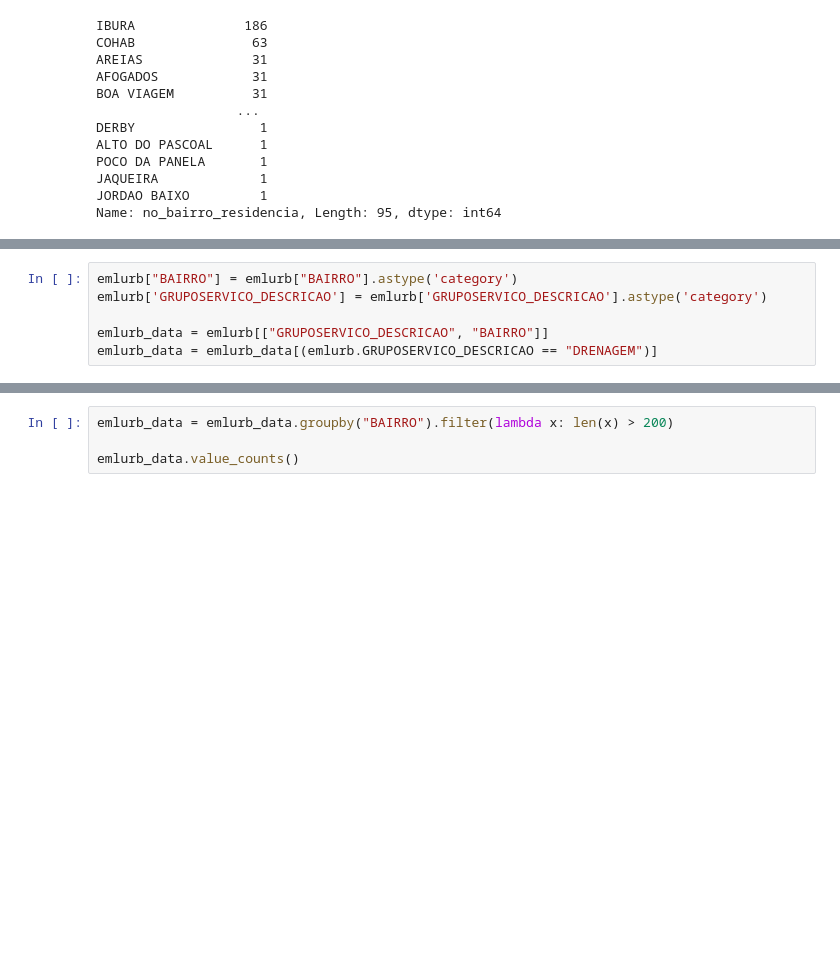
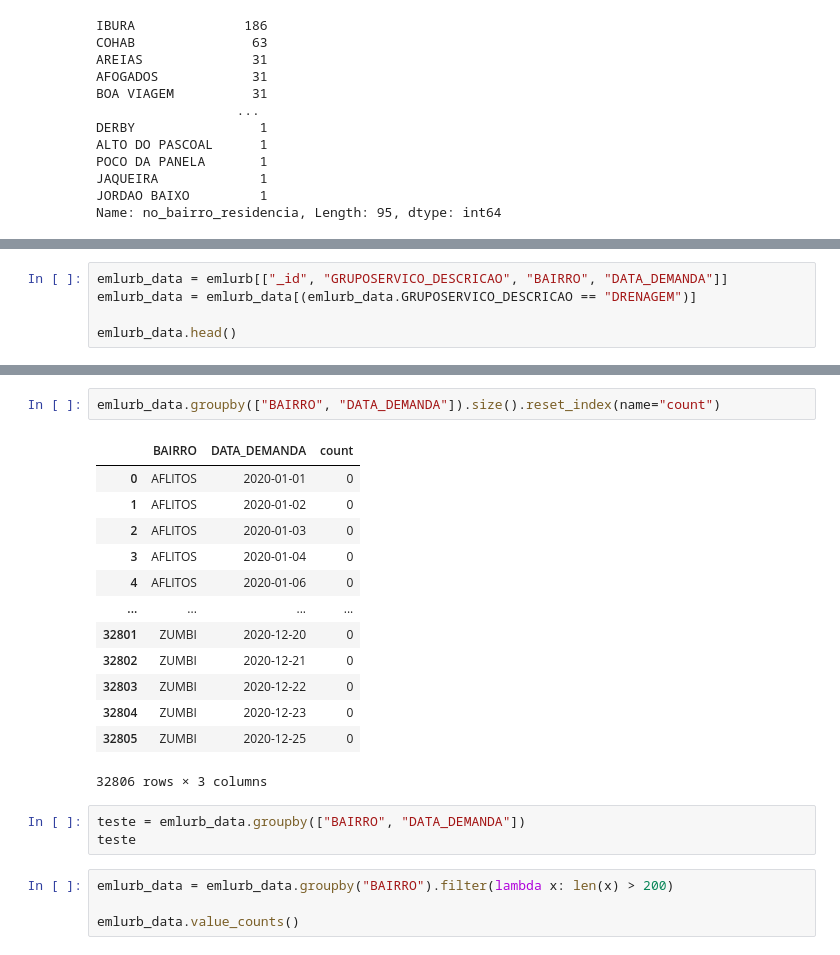
Before and after one commit to HiagoAD/GDI2, a Jupyter notebook: Project_1.ipynb, the cells around one changed output, grey strips where cells are left out. Cells and saved outputs as stored; diff of their text form; blank space fills up the shorter version.

```diff
--- a/Project_1.ipynb
+++ b/Project_1.ipynb
@@ -72,7 +75,6 @@ dengue_data.groupby(["no_bairro_residencia", "dt_notificacao"]).size().reset_ind
 743 rows × 3 columns
-# %%
-emlurb["BAIRRO"] = emlurb["BAIRRO"].astype('category')
-emlurb['GRUPOSERVICO_DESCRICAO'] = emlurb['GRUPOSERVICO_DESCRICAO'].astype('category')
-
-emlurb_data = emlurb[["GRUPOSERVICO_DESCRICAO", "BAIRRO"]]
-emlurb_data = emlurb_data[(emlurb.GRUPOSERVICO_DESCRICAO == "DRENAGEM")]
+# %%
+emlurb_data = emlurb[["_id", "GRUPOSERVICO_DESCRICAO", "BAIRRO", "DATA_DEMANDA"]]
+emlurb_data = emlurb_data[(emlurb_data.GRUPOSERVICO_DESCRICAO == "DRENAGEM")]
+
+emlurb_data.head()
@@ -79,3 +88,22 @@ emlurb_data = emlurb_data[(emlurb.GRUPOSERVICO_DESCRICAO == "DRENAGEM")]
+# %%
+emlurb_data.groupby(["BAIRRO", "DATA_DEMANDA"]).size().reset_index(name="count")
+# %% [output]
+|  | BAIRRO | DATA_DEMANDA | count |
+| 0 | AFLITOS | 2020-01-01 | 0 |
+| 1 | AFLITOS | 2020-01-02 | 0 |
+| 2 | AFLITOS | 2020-01-03 | 0 |
+| 3 | AFLITOS | 2020-01-04 | 0 |
+| 4 | AFLITOS | 2020-01-06 | 0 |
+| ... | ... | ... | ... |
+| 32801 | ZUMBI | 2020-12-20 | 0 |
+| 32802 | ZUMBI | 2020-12-21 | 0 |
+| 32803 | ZUMBI | 2020-12-22 | 0 |
+| 32804 | ZUMBI | 2020-12-23 | 0 |
+| 32805 | ZUMBI | 2020-12-25 | 0 |
+32806 rows × 3 columns
+# %%
+teste = emlurb_data.groupby(["BAIRRO", "DATA_DEMANDA"])
+teste
 # %%
 emlurb_data = emlurb_data.groupby("BAIRRO").filter(lambda x: len(x) > 200)
 
```
Also changed, not shown: parts of 4 cells of this notebook.
